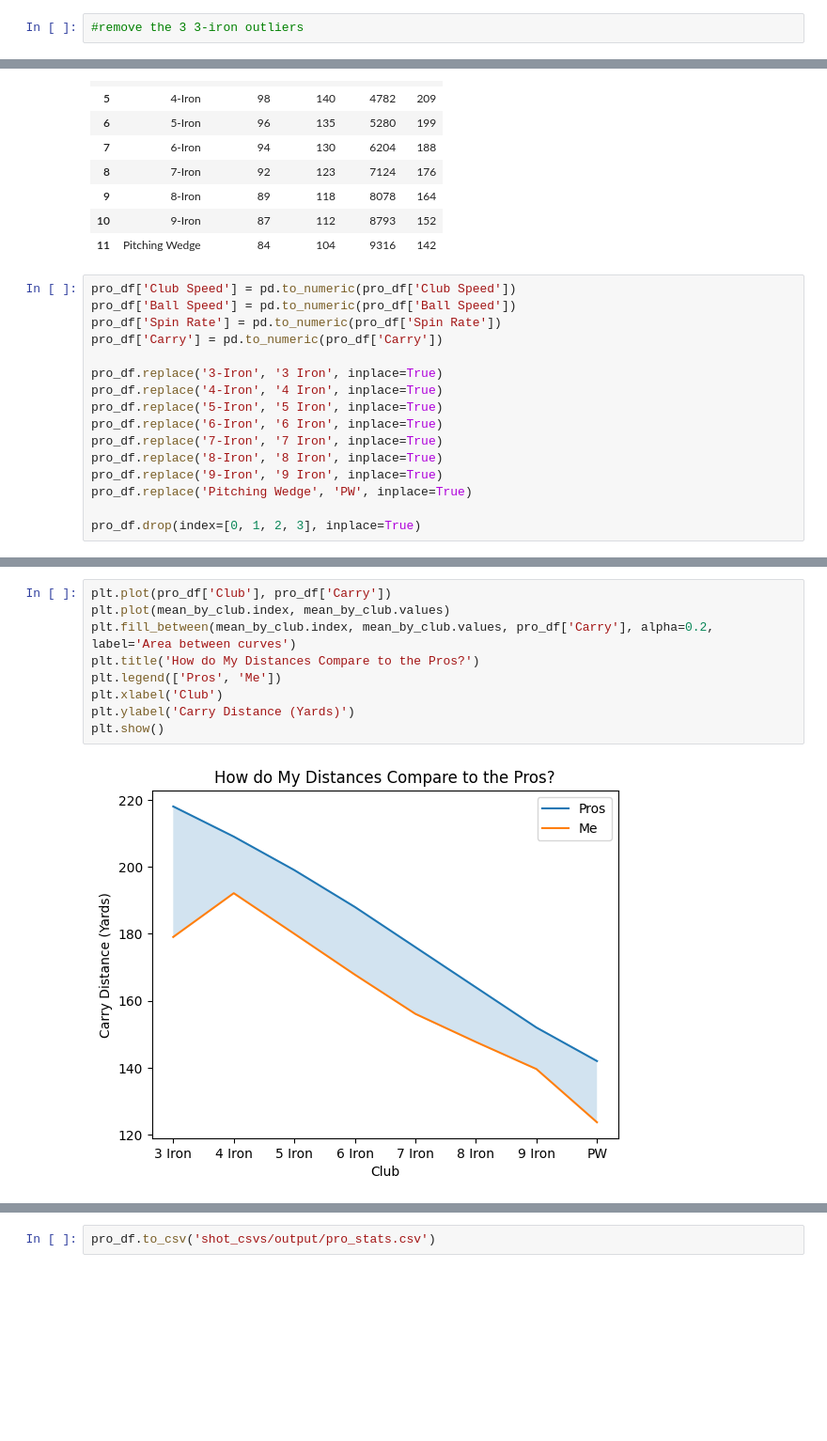
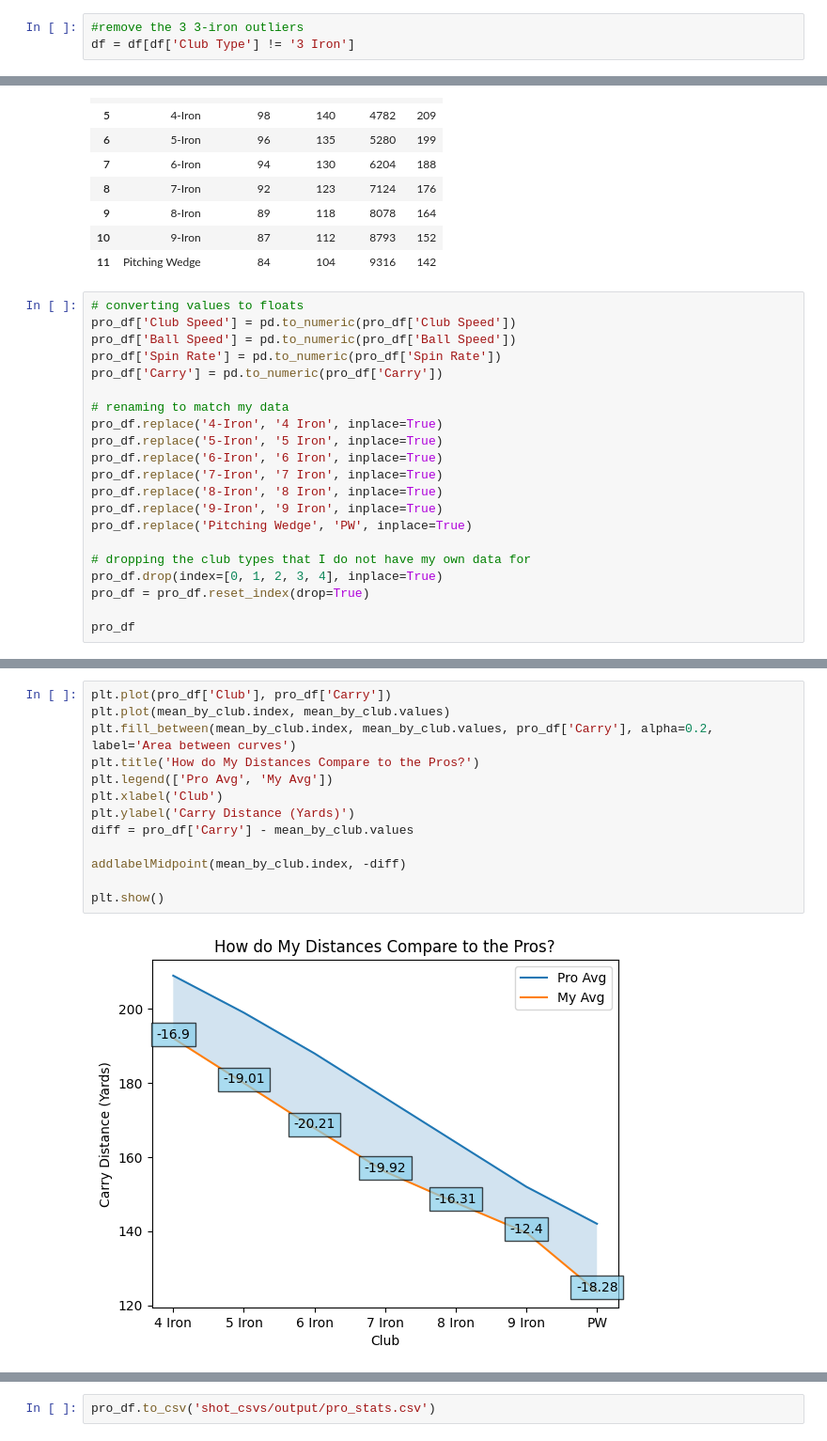
Before and after one commit to joja4479/Golf-Shot-Analysis, a Jupyter notebook: golf_shot_analysis.ipynb, the cells around one changed output, grey strips where cells are left out. Shown: that part at 94% size. Cells and saved outputs as stored; diff of their text form; blank space fills up the shorter version.

```diff
--- a/golf_shot_analysis.ipynb
+++ b/golf_shot_analysis.ipynb
@@ -198,2 +249,3 @@ Looks much better, now I will remove the 3 red outliers. My 3 iron broke during
 # %%
 #remove the 3 3-iron outliers
+df = df[df['Club Type'] != '3 Iron']
@@ -417,12 +509,13 @@ pro_df
 | 10 | 9-Iron | 87 | 112 | 8793 | 152 |
 | 11 | Pitching Wedge | 84 | 104 | 9316 | 142 |
 # %%
+# converting values to floats
 pro_df['Club Speed'] = pd.to_numeric(pro_df['Club Speed'])
 pro_df['Ball Speed'] = pd.to_numeric(pro_df['Ball Speed'])
 pro_df['Spin Rate'] = pd.to_numeric(pro_df['Spin Rate'])
 pro_df['Carry'] = pd.to_numeric(pro_df['Carry'])
 
-pro_df.replace('3-Iron', '3 Iron', inplace=True)
+# renaming to match my data
 pro_df.replace('4-Iron', '4 Iron', inplace=True)
 pro_df.replace('5-Iron', '5 Iron', inplace=True)
 pro_df.replace('6-Iron', '6 Iron', inplace=True)
@@ -431,4 +524,8 @@ pro_df.replace('8-Iron', '8 Iron', inplace=True)
 pro_df.replace('9-Iron', '9 Iron', inplace=True)
 pro_df.replace('Pitching Wedge', 'PW', inplace=True)
 
-pro_df.drop(index=[0, 1, 2, 3], inplace=True)
+# dropping the club types that I do not have my own data for
+pro_df.drop(index=[0, 1, 2, 3, 4], inplace=True)
+pro_df = pro_df.reset_index(drop=True)
+
+pro_df
@@ -435,11 +541,15 @@ pro_df.drop(index=[0, 1, 2, 3], inplace=True)
 # %%
 plt.plot(pro_df['Club'], pro_df['Carry'])
 plt.plot(mean_by_club.index, mean_by_club.values)
 plt.fill_between(mean_by_club.index, mean_by_club.values, pro_df['Carry'], alpha=0.2, label='Area between curves')
 plt.title('How do My Distances Compare to the Pros?')
-plt.legend(['Pros', 'Me'])
+plt.legend(['Pro Avg', 'My Avg'])
 plt.xlabel('Club')
 plt.ylabel('Carry Distance (Yards)')
+diff = pro_df['Carry'] - mean_by_club.values
+
+addlabelMidpoint(mean_by_club.index, -diff)
+
 plt.show()
 # %% [output]
-[figure, old version]
+[figure, new version]
```
Also changed, not shown: parts of 29 cells of this notebook.
